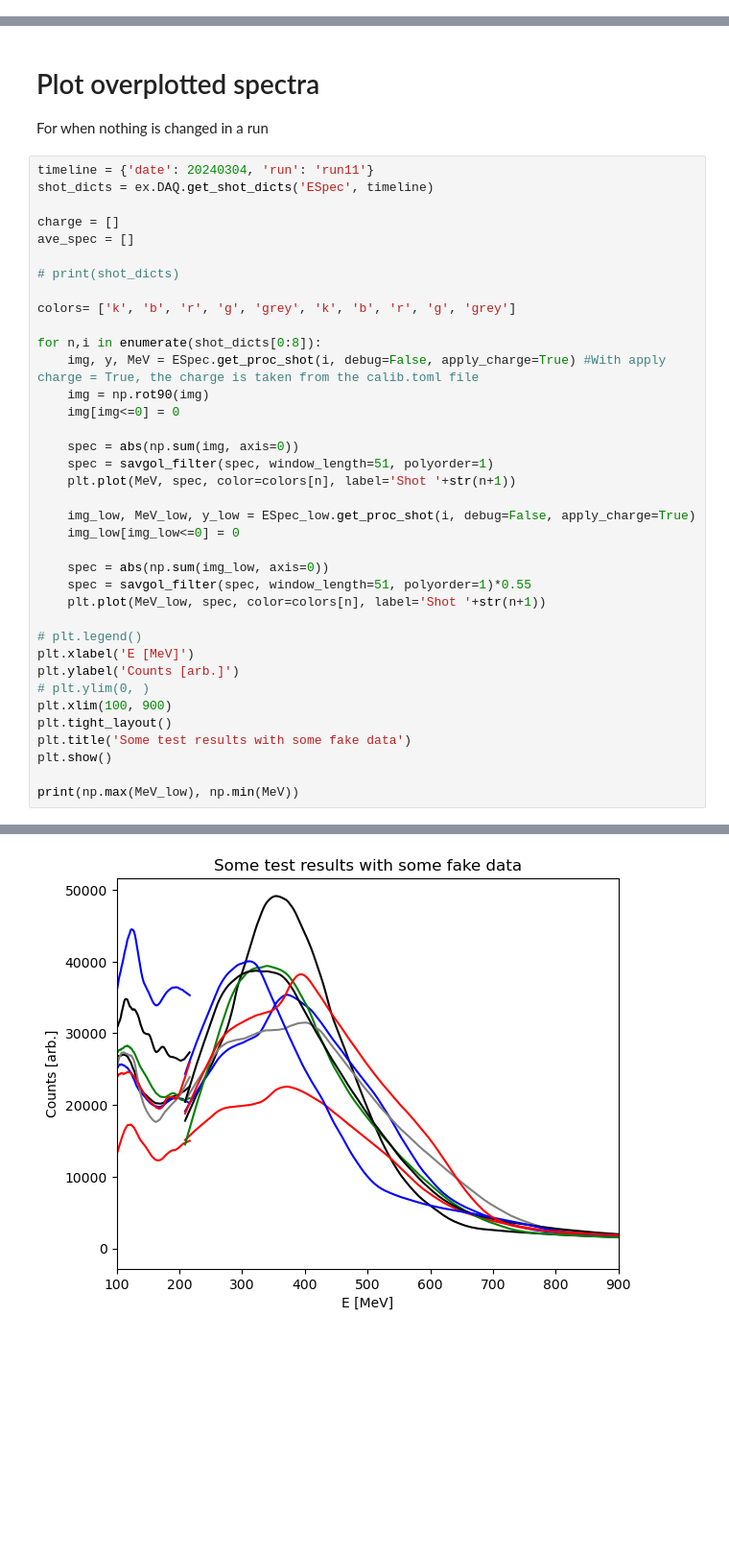
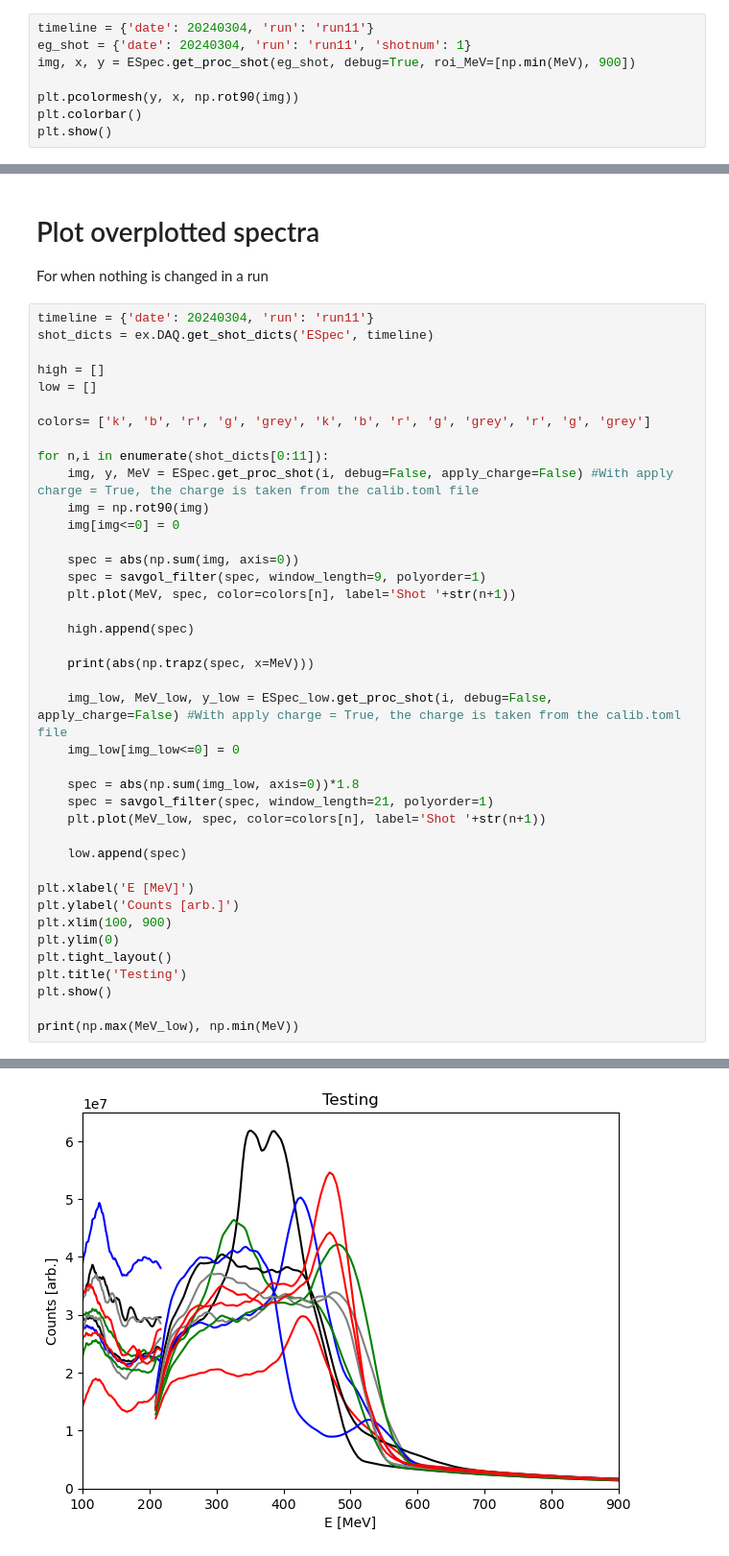
Before and after one commit to cmcanespie01/Gemini_cells_2024, a Jupyter notebook: scripts/ESpec/Espec_plotting.ipynb, the cells around one changed output, grey strips where cells are left out. Shown at 96% size. Drawn from its saved outputs; the diff is of its cells as text; blank space fills up the shorter version.

```diff
--- a/scripts/ESpec/Espec_plotting.ipynb
+++ b/scripts/ESpec/Espec_plotting.ipynb
@@ -70,0 +57,8 @@ plt.colorbar()
+# %%
+timeline = {'date': 20240304, 'run': 'run11'}
+eg_shot = {'date': 20240304, 'run': 'run11', 'shotnum': 1}
+img, x, y = ESpec.get_proc_shot(eg_shot, debug=True, roi_MeV=[np.min(MeV), 900])
+
+plt.pcolormesh(y, x, np.rot90(img))
+plt.colorbar()
+plt.show()
@@ -76,36 +73,39 @@ For when nothing is changed in a run
 timeline = {'date': 20240304, 'run': 'run11'}
 shot_dicts = ex.DAQ.get_shot_dicts('ESpec', timeline)
 
-charge = []
-ave_spec = []
+high = []
+low = []
 
-# print(shot_dicts)
+colors= ['k', 'b', 'r', 'g', 'grey', 'k', 'b', 'r', 'g', 'grey', 'r', 'g', 'grey']
 
-colors= ['k', 'b', 'r', 'g', 'grey', 'k', 'b', 'r', 'g', 'grey']
-
-for n,i in enumerate(shot_dicts[0:8]):
-    img, y, MeV = ESpec.get_proc_shot(i, debug=False, apply_charge=True) #With apply charge = True, the charge is taken from the calib.toml file
+for n,i in enumerate(shot_dicts[0:11]):
+    img, y, MeV = ESpec.get_proc_shot(i, debug=False, apply_charge=False) #With apply charge = True, the charge is taken from the calib.toml file
     img = np.rot90(img)
     img[img<=0] = 0
 
     spec = abs(np.sum(img, axis=0))
-    spec = savgol_filter(spec, window_length=51, polyorder=1)
+    spec = savgol_filter(spec, window_length=9, polyorder=1)
     plt.plot(MeV, spec, color=colors[n], label='Shot '+str(n+1))
 
-    img_low, MeV_low, y_low = ESpec_low.get_proc_shot(i, debug=False, apply_charge=True)
+    high.append(spec)
+
+    print(abs(np.trapz(spec, x=MeV)))
+
+    img_low, MeV_low, y_low = ESpec_low.get_proc_shot(i, debug=False, apply_charge=False) #With apply charge = True, the charge is taken from the calib.toml file
     img_low[img_low<=0] = 0
 
-    spec = abs(np.sum(img_low, axis=0))
-    spec = savgol_filter(spec, window_length=51, polyorder=1)*0.55
+    spec = abs(np.sum(img_low, axis=0))*1.8
+    spec = savgol_filter(spec, window_length=21, polyorder=1)
     plt.plot(MeV_low, spec, color=colors[n], label='Shot '+str(n+1))
 
-# plt.legend()
+    low.append(spec)
+
 plt.xlabel('E [MeV]')
 plt.ylabel('Counts [arb.]')
-# plt.ylim(0, )
 plt.xlim(100, 900)
+plt.ylim(0)
 plt.tight_layout()
-plt.title('Some test results with some fake data')
+plt.title('Testing')
 plt.show()
 
 print(np.max(MeV_low), np.min(MeV))
@@ -113 +124 @@ print(np.max(MeV_low), np.min(MeV))
-[figure, old version]
+[figure, new version]
```
Also changed, not shown: parts of 8 cells of this notebook, 6 other files.
